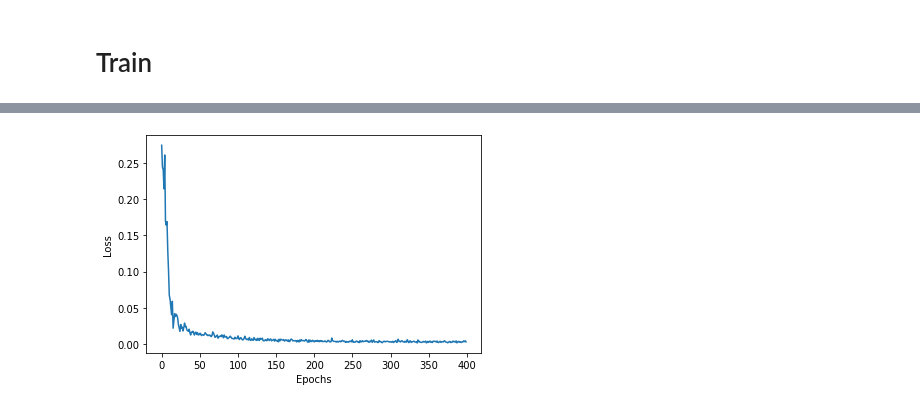
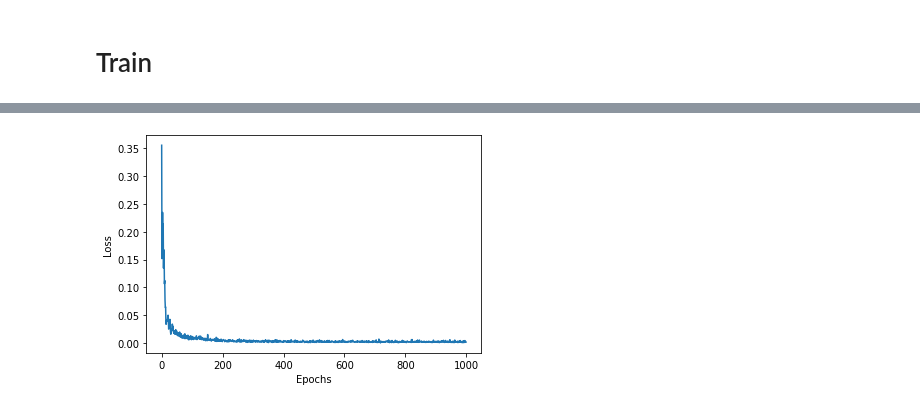
Before and after one commit to Sheldonsu28/CSC413-Project, a Jupyter notebook: csc413_project.ipynb, the cells around one changed output, grey strips where cells are left out. Saved outputs shown, nothing was run; the diff lists cells and outputs as text; code cells hidden in the pictures.

```diff
--- a/csc413_project.ipynb
+++ b/csc413_project.ipynb
@@ -284,14 +284,13 @@ class SRCNN(nn.Module):
         self.block2 = nn.Conv2d(n1, n2, kernel_size=(f2, f2), bias=True, padding=f2 // 2)
         self.block3 = nn.Conv2d(n2, channel, kernel_size=(f3, f3), bias=True, padding=f3 // 2)
         self.activation = nn.ReLU(inplace=True)
-        self.upSample0 = nn.Sequential(
-            nn.Conv2d(3, 3 * 4, (1, 1)),
-            nn.PixelShuffle(2),
-            nn.ReLU()
-        )
+        # self.upSample0 = nn.Sequential(
+        #     nn.Conv2d(3, 3 * 4, (1, 1)),
+        #     nn.PixelShuffle(2),
+        #     nn.ReLU(inplace=True)
+        # )
 
     def forward(self, x):
-        # upsampled = self.activation(self.upSample0(x))
         x1 = self.activation(self.block1(x))
         x2 = self.activation(self.block2(x1))
         return self.block3(x2)
@@ -315,17 +314,18 @@ random.seed(42)
 
 
 class CustomData(Dataset):
-    def __init__(self):
+    def __init__(self, model='SRCNN'):
         self.names = np.loadtxt('hr/hr.csv', dtype='str', delimiter=", ",
                                 encoding="utf-8")
 
         self.names = [name for name in self.names if "csv" not in name]
 
         self.hrs = [read_image(os.path.join('hr', name)).float() / 255.0 for name in self.names]
-
-
-        self.lr_transform = transforms.Compose([transforms.Resize((64, 64)), transforms.Resize((128, 128))]) # Not sure why need to set to 64 in colab for ESRGAN
-
+        if model == 'SRCNN':
+          self.lr_transform = transforms.Compose([transforms.Resize((64, 64)),
+                                                  transforms.Resize((128, 128))]) # Not sure why need to set to 64 in colab for ESRGAN
+        else:
+          self.lr_transform = transforms.Compose([transforms.Resize((64, 64))])
         self.lrs = [self.lr_transform(img) for img in self.hrs]
 
     def __len__(self):
@@ -420,13 +420,12 @@ def train_ESRGAN(args):
     D_loss_func = nn.BCEWithLogitsLoss()
     G_loss_func = nn.MSELoss()
 
-    dataloader = DataLoader(CustomData(), batch_size=args['batch_size'], shuffle=True, num_workers=0, pin_memory=True)
+    dataloader = DataLoader(CustomData(model='ESRGAN'), batch_size=args['batch_size'], shuffle=True, num_workers=0, pin_memory=True)
 
     train_iter = iter(dataloader)
 
     G_losses = []
     D_losses = []
-
     for i in range(args['epochs']):
         try:
             lr, hr = train_iter.next()
@@ -487,13 +486,14 @@ def train_ESRGAN(args):
     plt.savefig('ESRGAN.png')
 # %%
 args = {'out_channels': 3,
-        'batch_size': 20,
+        'batch_size': 10,
         'learning_rate': 1e-4,
-        'epochs': 400,
+        'epochs': 1000,
         'betas': [0.9, 0.999],
         'gradient_penalty': True  # This field is not used in SRCNN training
         }
 # %%
 train_SRCNN(args)
+torch.cuda.empty_cache()
 # %% [output]
 Using device: Tesla P100-PCIE-16GB
@@ -516,4 +510,4 @@ Iteration 300/400, training loss: 0.003509886795654893
-[figure, old version]
+[figure, new version]
 # %%
 train_ESRGAN(args)
 # %% [output]
```
Also changed, not shown: parts of 4 cells of this notebook.
